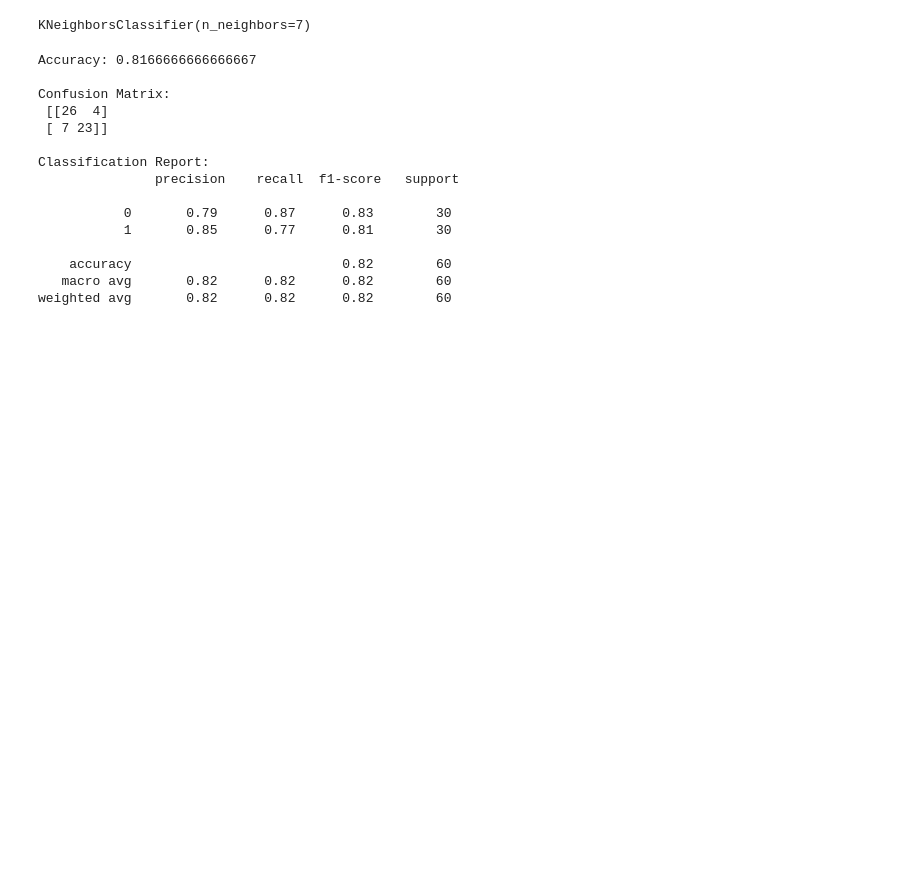
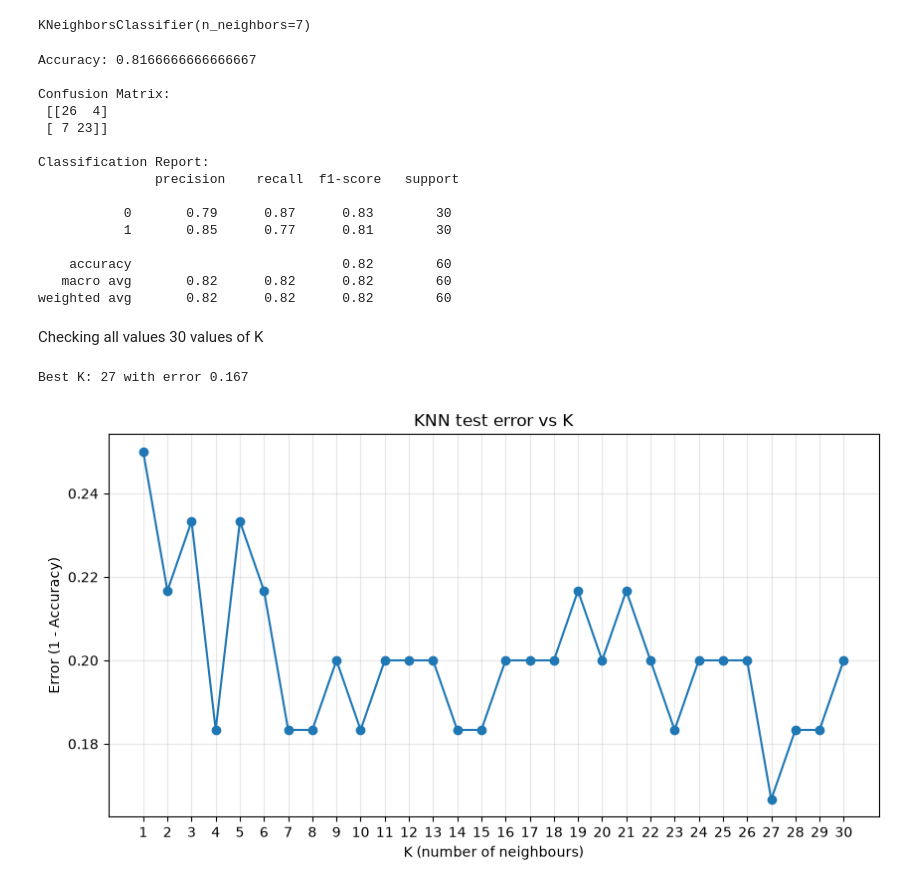
Before and after one commit to Telmo-Claro/ds_toolkit, a Jupyter notebook: knn-practice/main.ipynb, the cells around one changed output. Cells and saved outputs as stored; diff of their text form; code cells hidden in the pictures; blank space fills up the shorter version.

Commit message:
Added k 1 to 30 test and outcome

```diff
--- a/knn-practice/main.ipynb
+++ b/knn-practice/main.ipynb
@@ -89,3 +89,29 @@ Classification Report:
     accuracy                           0.82        60
    macro avg       0.82      0.82      0.82        60
 weighted avg       0.82      0.82      0.82        60
+# %% [markdown]
+Checking all values 30 values of K
+# %%
+k_values = range(1, 31)
+errors = []
+
+for k in k_values:
+    knn = KNeighborsClassifier(n_neighbors=k)
+    knn.fit(x_train_scaled, y_train)
+    y_pred_k = knn.predict(x_test_scaled)
+    errors.append(1 - accuracy_score(y_test, y_pred_k))
+
+best_k = k_values[int(np.argmin(errors))]
+print(f"Best K: {best_k} with error {min(errors):.3f}")
+
+plt.figure(figsize=(10, 5))
+plt.plot(k_values, errors, marker="o")
+plt.xlabel("K (number of neighbours)")
+plt.ylabel("Error (1 - Accuracy)")
+plt.title("KNN test error vs K")
+plt.xticks(k_values)
+plt.grid(alpha=0.3)
+plt.show()
+# %% [output]
+Best K: 27 with error 0.167
+[figure, added]
```
